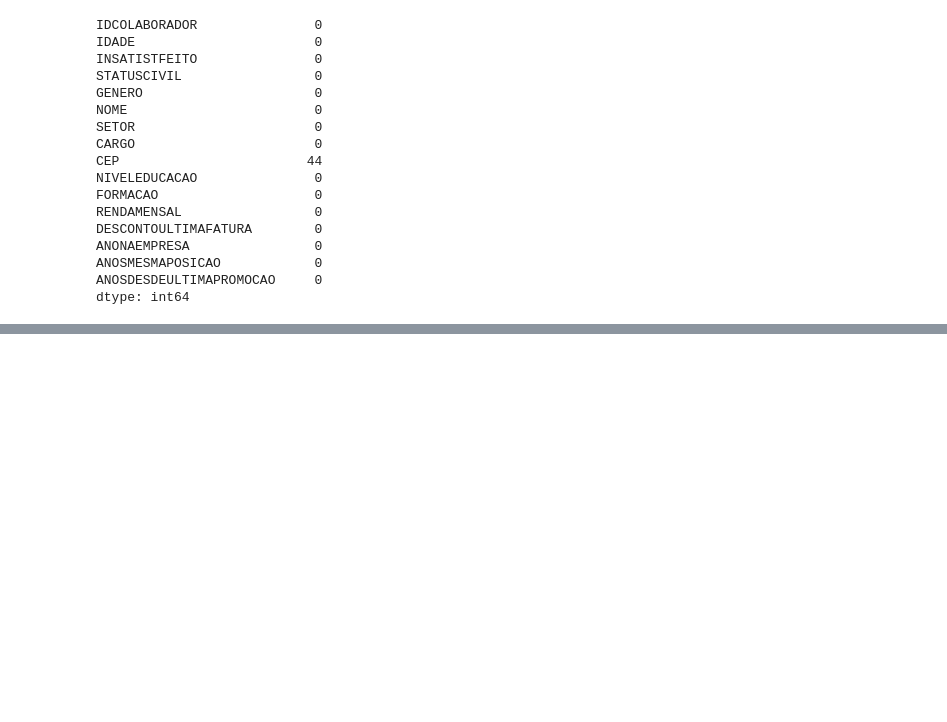
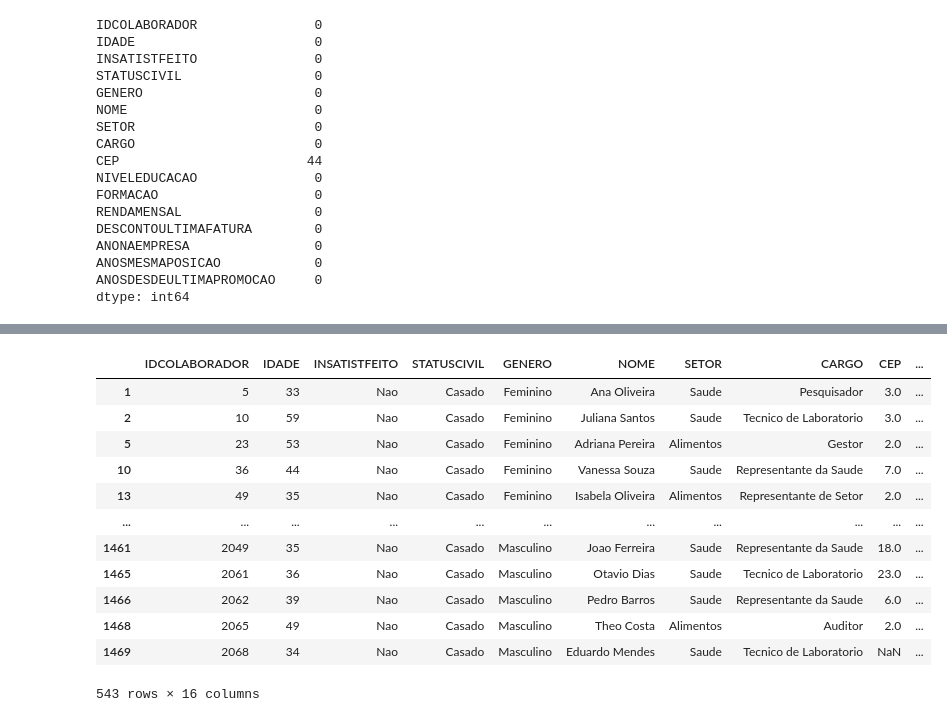
Before and after one commit to jonatasbx/Curso-CDIA, a Jupyter notebook: semana8.ipynb, the cells around one changed output, grey strips where cells are left out. Saved outputs shown, nothing was run; the diff lists cells and outputs as text; code cells hidden in the pictures; blank space fills up the shorter version.

```diff
--- a/semana8.ipynb
+++ b/semana8.ipynb
@@ -90,0 +108,19 @@ Name: IDADE, Length: 1470, dtype: int64
+# %%
+base[
+    (base['IDADE']>=30)&
+    (base['STATUSCIVIL']=='Casado')
+    ]
+# %% [output]
+|  | IDCOLABORADOR | IDADE | INSATISTFEITO | STATUSCIVIL | GENERO | NOME | SETOR | CARGO | CEP | ... |
+| 1 | 5 | 33 | Nao | Casado | Feminino | Ana Oliveira | Saude | Pesquisador | 3.0 | ... |
+| 2 | 10 | 59 | Nao | Casado | Feminino | Juliana Santos | Saude | Tecnico de Laboratorio | 3.0 | ... |
+| 5 | 23 | 53 | Nao | Casado | Feminino | Adriana Pereira | Alimentos | Gestor | 2.0 | ... |
+| 10 | 36 | 44 | Nao | Casado | Feminino | Vanessa Souza | Saude | Representante da Saude | 7.0 | ... |
+| 13 | 49 | 35 | Nao | Casado | Feminino | Isabela Oliveira | Alimentos | Representante de Setor | 2.0 | ... |
+| ... | ... | ... | ... | ... | ... | ... | ... | ... | ... | ... |
+| 1461 | 2049 | 35 | Nao | Casado | Masculino | Joao Ferreira | Saude | Representante da Saude | 18.0 | ... |
+| 1465 | 2061 | 36 | Nao | Casado | Masculino | Otavio Dias | Saude | Tecnico de Laboratorio | 23.0 | ... |
+| 1466 | 2062 | 39 | Nao | Casado | Masculino | Pedro Barros | Saude | Representante da Saude | 6.0 | ... |
+| 1468 | 2065 | 49 | Nao | Casado | Masculino | Theo Costa | Alimentos | Auditor | 2.0 | ... |
+| 1469 | 2068 | 34 | Nao | Casado | Masculino | Eduardo Mendes | Saude | Tecnico de Laboratorio | NaN | ... |
+543 rows × 16 columns
```
Also changed, not shown: parts of 11 cells of this notebook, 1 other file.
